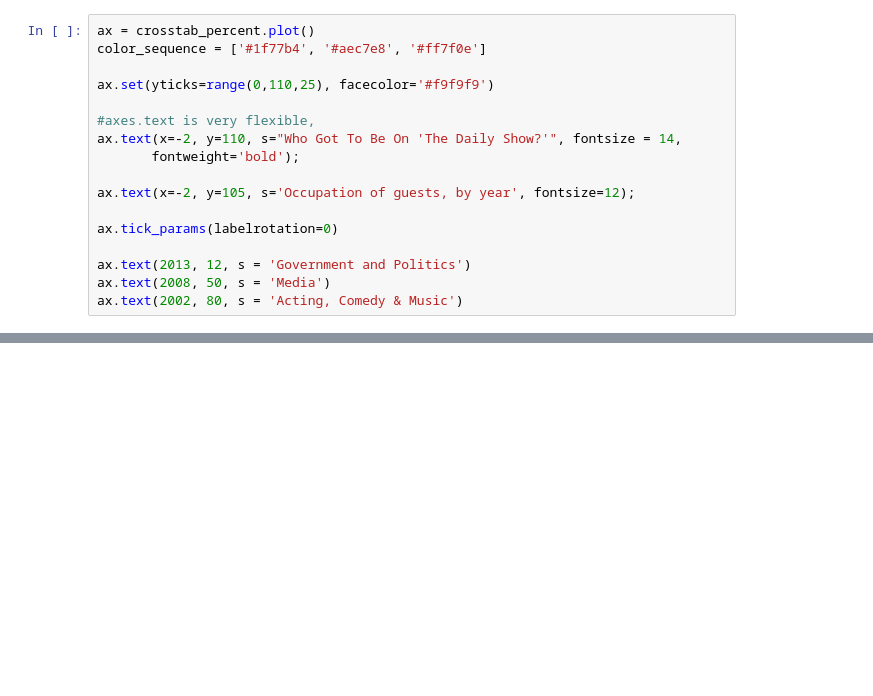
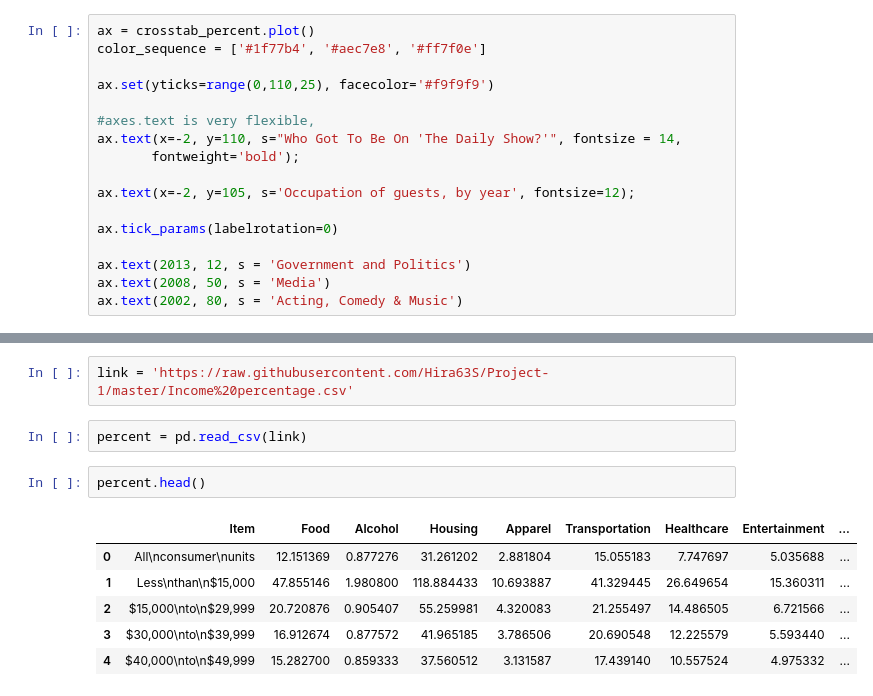
Before and after one commit to Hira63S/DS-Unit-1-Sprint-5-Data-Storytelling-Blog-Post, a Jupyter notebook: DS_Project_1_Income_dataset.ipynb, the cells around one changed output, grey strips where cells are left out. Saved outputs shown, nothing was run; the diff lists cells and outputs as text; blank space fills up the shorter version.

```diff
--- a/DS_Project_1_Income_dataset.ipynb
+++ b/DS_Project_1_Income_dataset.ipynb
@@ -349,0 +266,13 @@ plot.tick_params(labelrotation=0)
+# %%
+link = 'https://raw.githubusercontent.com/Hira63S/Project-1/master/Income%20percentage.csv'
+# %%
+percent = pd.read_csv(link)
+# %%
+percent.head()
+# %% [output]
+|  | Item | Food | Alcohol | Housing | Apparel | Transportation | Healthcare | Entertainment | ... |
+| 0 | All\nconsumer\nunits | 12.151369 | 0.877276 | 31.261202 | 2.881804 | 15.055183 | 7.747697 | 5.035688 | ... |
+| 1 | Less\nthan\n$15,000 | 47.855146 | 1.980800 | 118.884433 | 10.693887 | 41.329445 | 26.649654 | 15.360311 | ... |
+| 2 | $15,000\nto\n$29,999 | 20.720876 | 0.905407 | 55.259981 | 4.320083 | 21.255497 | 14.486505 | 6.721566 | ... |
+| 3 | $30,000\nto\n$39,999 | 16.912674 | 0.877572 | 41.965185 | 3.786506 | 20.690548 | 12.225579 | 5.593440 | ... |
+| 4 | $40,000\nto\n$49,999 | 15.282700 | 0.859333 | 37.560512 | 3.131587 | 17.439140 | 10.557524 | 4.975332 | ... |
```
Also changed, not shown: parts of 24 cells of this notebook.
